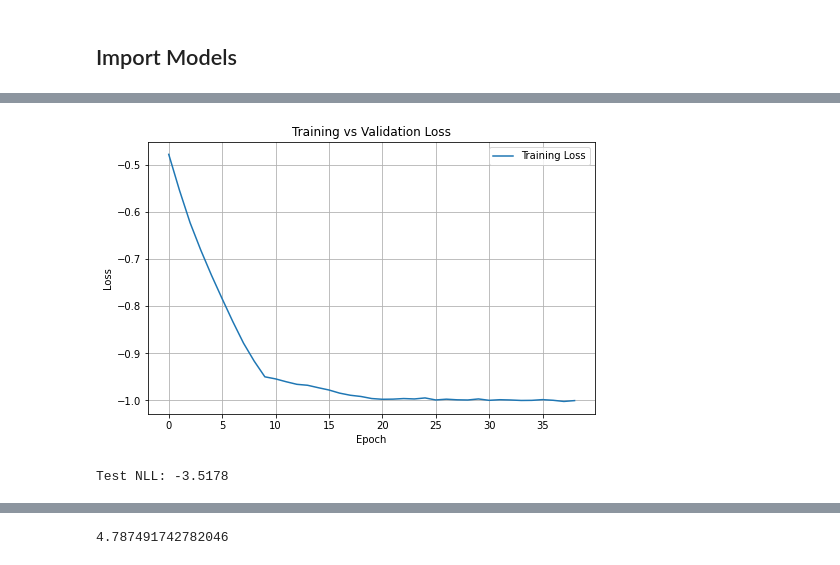
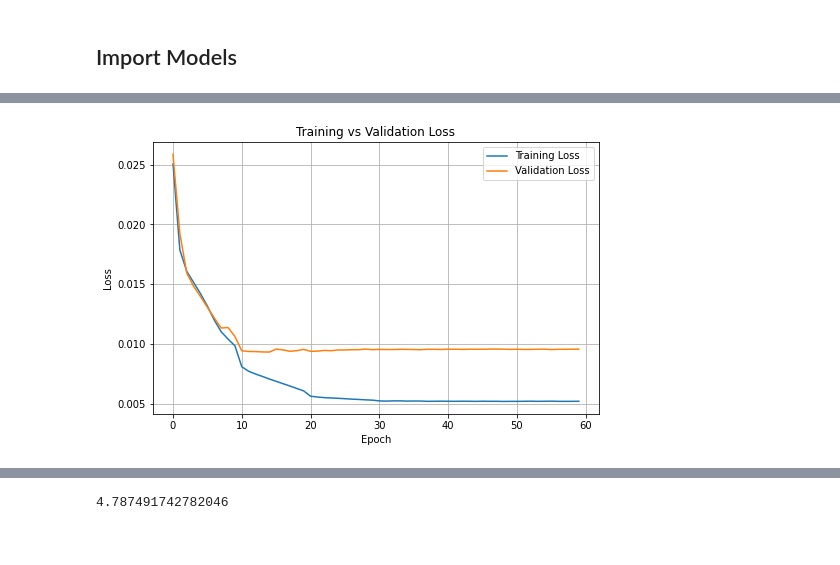
Before and after one commit to matthbatt/Deep-learning-gravitational-lensing, a Jupyter notebook: result.ipynb, the cells around one changed output, grey strips where cells are left out. Saved outputs shown, nothing was run; the diff lists cells and outputs as text; code cells hidden in the pictures.

```diff
--- a/result.ipynb
+++ b/result.ipynb
@@ -341,10 +451,10 @@ import torch.nn as nn
 import torch.optim as optim
 
 device = torch.device("cuda" if torch.cuda.is_available() else "cpu")
-model = model.to(device)
-optimizer = optim.Adam(model.parameters(), lr=1e-5)
+model = ResNetHoliSmokes().to(device)
 
-checkpoint = torch.load(f"{model.model_name}_2.pth", map_location=device)
+optimizer = optim.Adam(model.parameters(), lr=1e-3)
+checkpoint = torch.load("resnet_arcsinh.pth", map_location=device)
 
 model.load_state_dict(checkpoint["model"])
 optimizer.load_state_dict(checkpoint["optimizer"])
@@ -354,79 +464,13 @@ train_losses = checkpoint["train_losses"]
 val_losses = checkpoint["val_losses"]
 # %%
 plt.figure(figsize=(8,5))
-plt.plot(train_losses[1:], label="Training Loss")
-# plt.plot(val_losses[1:], label="Validation Loss")
+plt.plot(train_losses, label="Training Loss")
+plt.plot(val_losses, label="Validation Loss")
 plt.xlabel("Epoch")
 plt.ylabel("Loss")
 plt.title("Training vs Validation Loss")
 plt.legend()
 plt.grid(True)
 plt.show()
 # %% [output]
-[figure, old version]
+[figure, new version]
-# %%
-model.eval()
-MC_samples = 30
-all_mu = []
-all_y = []
-
-all_epistemic = []
-all_aleatoric = []
-all_total_std = []
-
-test_loss = 0.0
-
-with torch.no_grad():
-    for xb, yb in test_loader:
-        xb = xb.to(device)
-        yb = yb.to(device)
-
-        # ---- deterministic CNN backbone (computed once) ----
-        features = model.forward_features(xb)
-
-        mus = []
-        sigmas = []
-
-        # ---- MC sampling over Bayesian head ----
-        for _ in range(MC_samples):
-            mu, sigma, _ = model.forward_head(features)
-            mus.append(mu)
-            sigmas.append(sigma)
-
-        mus = torch.stack(mus)         # [MC, batch, dim]
-        sigmas = torch.stack(sigmas)   # [MC, batch, dim]
-
-        # ---- predictive mean ----
-        mu_mean = mus.mean(dim=0)
-
-        # ---- uncertainty decomposition ----
-        epistemic_var = mus.var(dim=0)
-        aleatoric_var = (sigmas ** 2).mean(dim=0)
-        total_var = epistemic_var + aleatoric_var
-        total_std = torch.sqrt(total_var)
-
-        # ---- NLL loss (optional monitoring) ----
-        nll = ((mus - yb)**2 / (2 * sigmas**2) + torch.log(sigmas**2)).mean()
-        test_loss += nll.item()
-
-        # ---- store results ----
-        all_mu.append(mu_mean.cpu())
-        all_y.append(yb.cpu())
-
-        all_epistemic.append(epistemic_var.cpu())
-        all_aleatoric.append(aleatoric_var.cpu())
-        all_total_std.append(total_std.cpu())
-
-# ---- concatenate full test set ----
-all_mu = torch.cat(all_mu, dim=0)
-all_y = torch.cat(all_y, dim=0)
-
-all_epistemic = torch.cat(all_epistemic, dim=0)
-all_aleatoric = torch.cat(all_aleatoric, dim=0)
-all_total_std = torch.cat(all_total_std, dim=0)
-
-test_loss /= len(test_loader)
-
-print(f"Test NLL: {test_loss:.4f}")
-# %% [output]
-Test NLL: -3.5178
```
Also changed, not shown: parts of 40 cells of this notebook, 2 other files.
